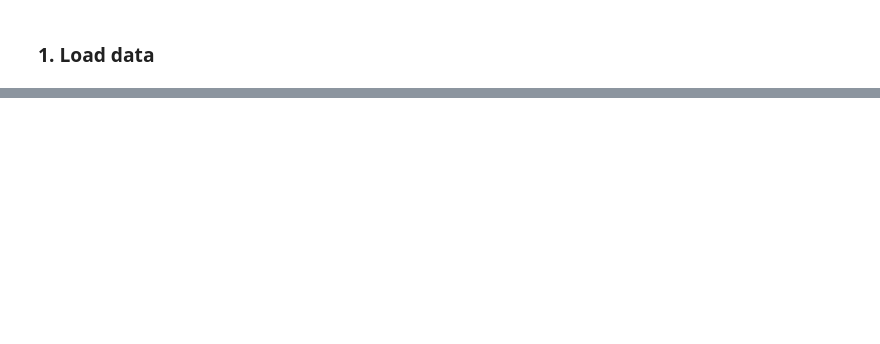
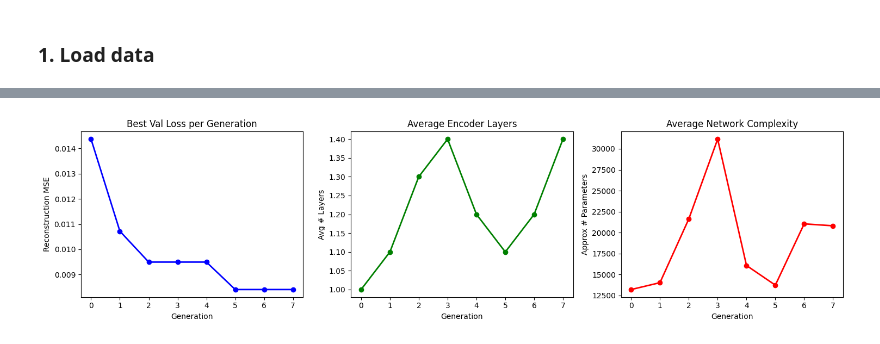
Before and after one commit to tijanatoskovic/Movies-Recommendations, a Jupyter notebook: ga/genetic_algorithm.ipynb, the cells around one changed output, grey strips where cells are left out. Cells and saved outputs as stored; diff of their text form; code cells hidden in the pictures; blank space fills up the shorter version.

```diff
--- a/ga/genetic_algorithm.ipynb
+++ b/ga/genetic_algorithm.ipynb
@@ -1097,0 +342,19 @@ Count movie profiles NaNs: 0
+# %%
+ga = GeneticAlgorithm(
+    population_size = 10,
+    num_generations = 8,
+    mutation_prob = 0.2,
+    add_node_prob = 0.3,
+    elitism_size = 0.2,
+    selection_type = 'tournament',
+    tournament_size = 3,
+    training_epochs = 12,
+    complexity_penalty = 0.000001,
+)
+
+best = ga.solve(X_train_sample, X_val_sample)
+
+print('\n' + '='*65)
+print('EVOLUTION COMPLETE')
+print('='*65)
+print(f'Best chromosome: {best.chromosome}')
@@ -1097,0 +379,19 @@ Count movie profiles NaNs: 0
+# %%
+fig, axes = plt.subplots(1, 3, figsize=(15, 4))
+
+axes[0].plot(ga.history['best_val_loss'], 'b-o', linewidth=2)
+axes[0].set_title('Best Val Loss per Generation')
+axes[0].set_xlabel('Generation'); axes[0].set_ylabel('Reconstruction MSE')
+
+axes[1].plot(ga.history['avg_layers'], 'g-o', linewidth=2)
+axes[1].set_title('Average Encoder Layers')
+axes[1].set_xlabel('Generation'); axes[1].set_ylabel('Avg # Layers')
+
+axes[2].plot(ga.history['avg_complexity'], 'r-o', linewidth=2)
+axes[2].set_title('Average Network Complexity')
+axes[2].set_xlabel('Generation'); axes[2].set_ylabel('Approx # Parameters')
+
+plt.tight_layout()
+plt.show()
+# %% [output]
+[figure, added]
```
Also changed, not shown: parts of 97 cells of this notebook, 1 other file.
